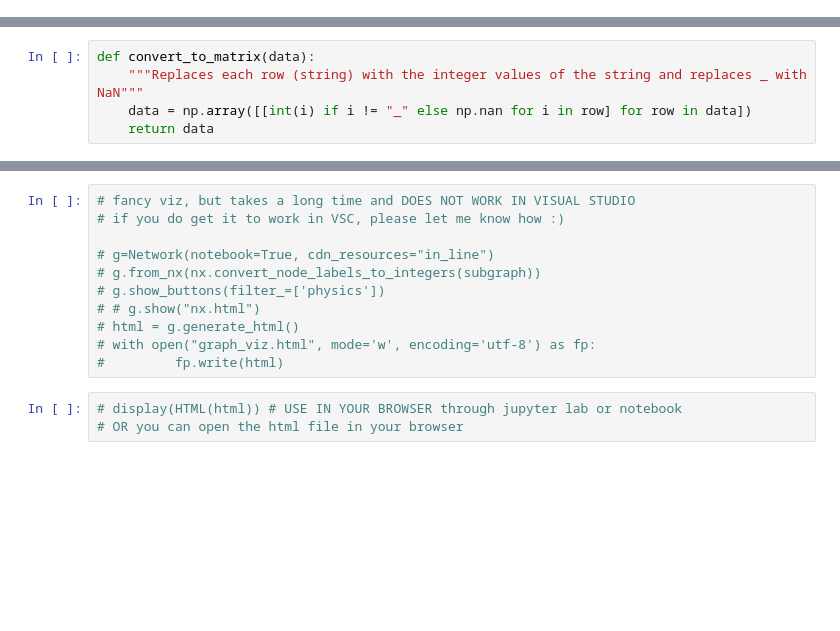
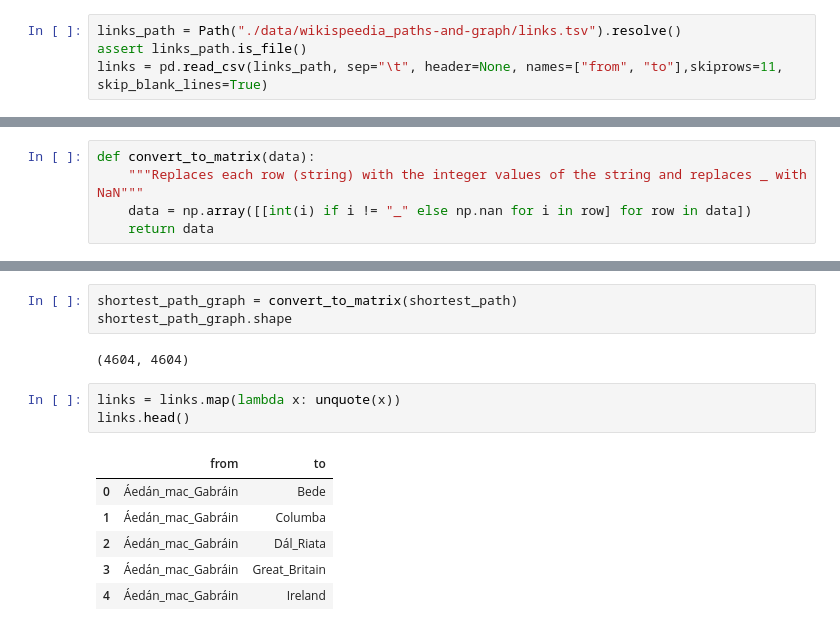
Before and after one commit to epfl-ada/ada-2023-project-adamants, a Jupyter notebook: wikipedia_graph_viz.ipynb, the cells around one changed output, grey strips where cells are left out. Drawn from its saved outputs; the diff is of its cells as text; blank space fills up the shorter version.

Commit message:
Improved graph analysis

```diff
--- a/wikipedia_graph_viz.ipynb
+++ b/wikipedia_graph_viz.ipynb
@@ -12,2 +9,6 @@ import graphviz
+# %%
+links_path = Path("./data/wikispeedia_paths-and-graph/links.tsv").resolve()
+assert links_path.is_file()
+links = pd.read_csv(links_path, sep="\t", header=None, names=["from", "to"],skiprows=11, skip_blank_lines=True)
 # %%
 DATA_PATH = Path.cwd() / "data/wikispeedia_paths-and-graph/"
@@ -124,14 +23,15 @@ plt.show()
-# %%
-# fancy viz, but takes a long time and DOES NOT WORK IN VISUAL STUDIO
-# if you do get it to work in VSC, please let me know how :)
-
-# g=Network(notebook=True, cdn_resources="in_line")
-# g.from_nx(nx.convert_node_labels_to_integers(subgraph))
-# g.show_buttons(filter_=['physics'])
-# # g.show("nx.html")
-# html = g.generate_html()
-# with open("graph_viz.html", mode='w', encoding='utf-8') as fp:
-#         fp.write(html)
-# %%
-# display(HTML(html)) # USE IN YOUR BROWSER through jupyter lab or notebook
-# OR you can open the html file in your browser
+# %%
+shortest_path_graph = convert_to_matrix(shortest_path)
+shortest_path_graph.shape
+# %% [output]
+(4604, 4604)
+# %%
+links = links.map(lambda x: unquote(x))
+links.head()
+# %% [output]
+|  | from | to |
+| 0 | Áedán_mac_Gabráin | Bede |
+| 1 | Áedán_mac_Gabráin | Columba |
+| 2 | Áedán_mac_Gabráin | Dál_Riata |
+| 3 | Áedán_mac_Gabráin | Great_Britain |
+| 4 | Áedán_mac_Gabráin | Ireland |
```
Also changed, not shown: parts of 26 cells of this notebook.
